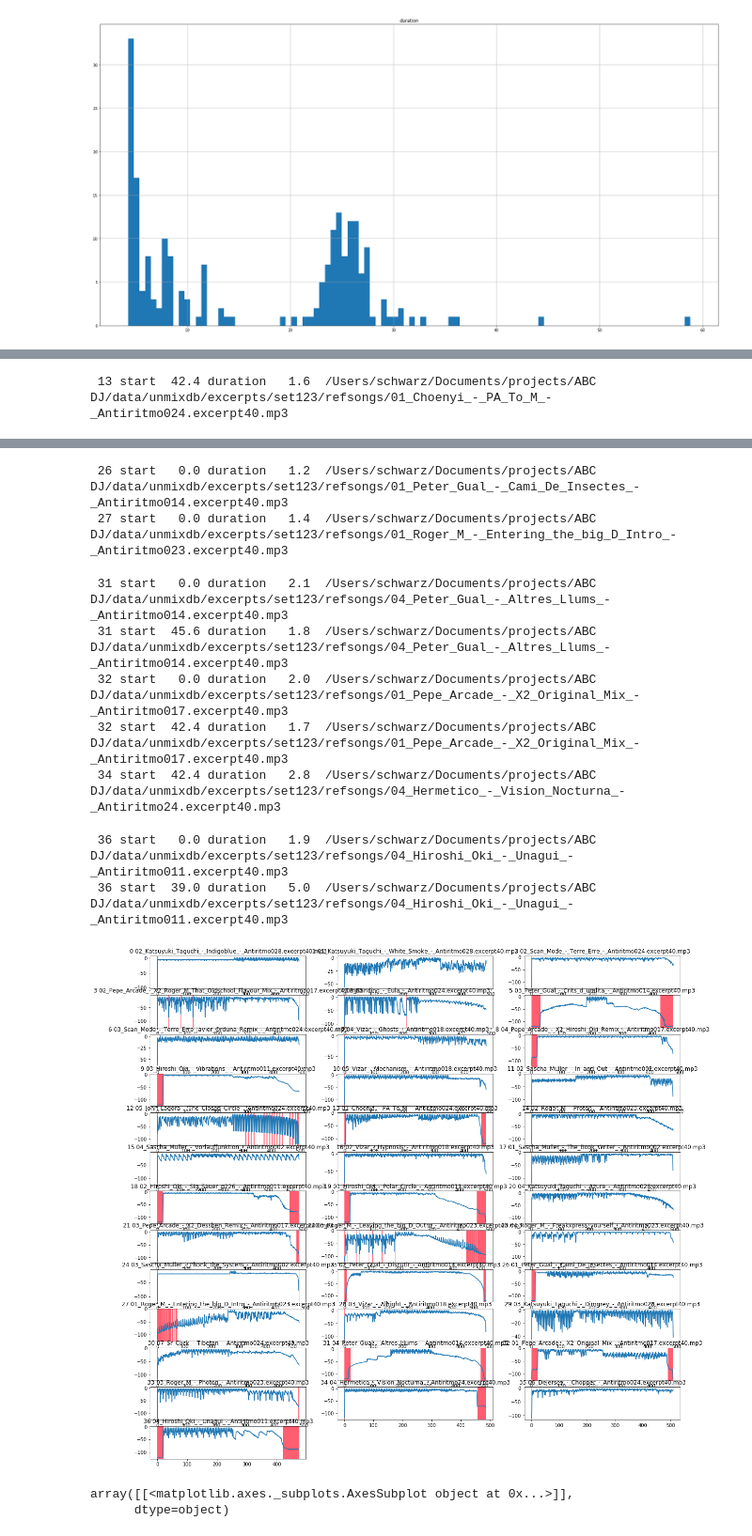
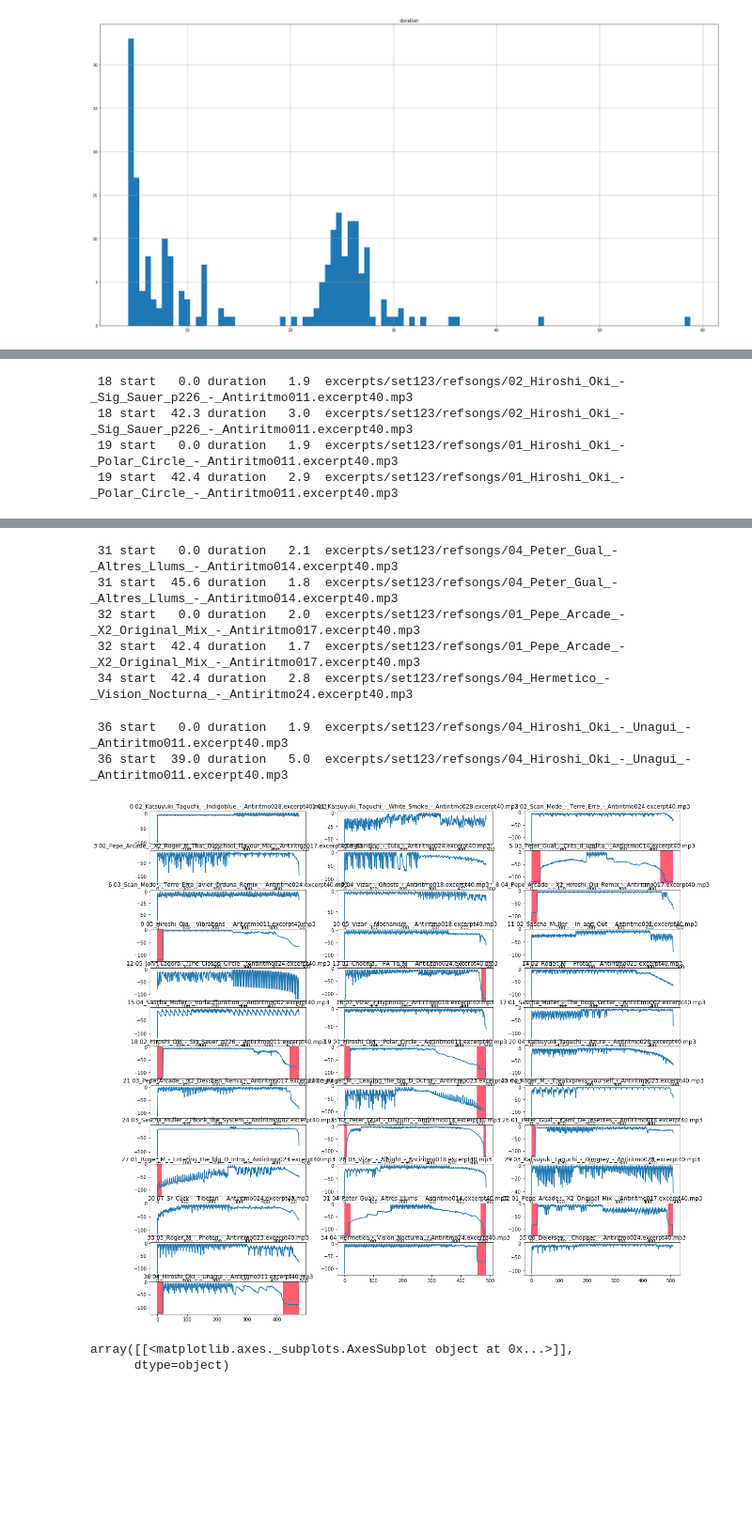
Before and after one commit to Ircam-RnD/unmixdb-creation, a Jupyter notebook: unmixdb-v1.1/test-purge.ipynb, the cells around one changed output, grey strips where cells are left out. Shown at 94% size. Cells and saved outputs as stored; diff of their text form; code cells hidden in the pictures; blank space fills up the shorter version.

Commit message:
finish refactor and rerun mix and track silence check

```diff
--- a/test-purge.ipynb
+++ b/unmixdb-v1.1/test-purge.ipynb
@@ -258,19 +264,16 @@ array([[<matplotlib.axes._subplots.AxesSubplot object at 0x...>]],
 # %%
 # check for long silent parts in TRACKS
-import os
 import glob
-import soundfile
-import librosa
-import numpy as np
 import pandas as pd
 import matplotlib.pyplot as plt
-from tqdm import tqdm
-from check-silence import find_runs, find_silence
+from importlib import reload
+import check_silence as chks
+reload(chks)
 
 unmixdbdir = '/Users/schwarz/Documents/projects/ABC DJ/data/unmixdb/'
 refsongdir = unmixdbdir + 'excerpts/set123/refsongs/'
-# unmixdbdir = '../unmixdb/'
-# refsongdir = '/Volumes/Data/ABC DJ data/unmixdb-v1/mixotic-set275-excerpts/refsongs/'
+# unmixdbdir = '../../unmixdb/'
+# refsongdir = unmixdbdir + 'mixotic-set275-excerpts/refsongs/'
 
 mp3list = glob.glob(refsongdir + '*.mp3')
 winsize = 4096
@@ -282,21 +285,13 @@ print(len(mp3list), m, n)
 plt.figure(figsize=(20, m * 1.5))
 plt.tight_layout()
 
-# output dataframes
-files  = pd.DataFrame([], columns = ['trackname', 'sr', 'samples'])
-chunks = pd.DataFrame([], columns = ['trackname', 'start', 'length', 'duration'])
-
-rfi, res = find_silence(mp3list, -70, prefix = unmixdbdir, plot = True)
+rfi, res = chks.find_silence(mp3list, -70, prefix = unmixdbdir, plot = (m, n))
 
 # convert to dataframes:
-# file with mixname, sr, duration in samples
-newf = pd.DataFrame([[mp3name, sr, len(y)]], columns = ['mixname', 'sr', 'samples'])
-newchunks = pd.DataFrame(res, columns = ['mixname', 'start', 'length', 'duration'])
+files  = pd.DataFrame(rfi, columns = ['trackname', 'sr', 'samples'])
+chunks = pd.DataFrame(res, columns = ['trackname', 'start', 'length', 'duration'])
 
-# append and save
-files  = pd.concat([files,  newf],      ignore_index=True)
-chunks = pd.concat([chunks, newchunks], ignore_index=True)
-
+# save
 files.to_csv  (path_or_buf='alltracks.csv', sep='\t')
 chunks.to_csv (path_or_buf='alltracksilencechunks.csv', sep='\t')
 files.to_json (path_or_buf='alltracks.json', orient='records')
@@ -310 +306,4 @@ chunks.to_json(path_or_buf='alltracksilencechunks.json', orient='records')
- 13 start  42.4 duration   1.6  /Users/schwarz/Documents/projects/ABC DJ/data/unmixdb/excerpts/set123/refsongs/01_Choenyi_-_PA_To_M_-_Antiritmo024.excerpt40.mp3
+ 18 start   0.0 duration   1.9  excerpts/set123/refsongs/02_Hiroshi_Oki_-_Sig_Sauer_p226_-_Antiritmo011.excerpt40.mp3
+ 18 start  42.3 duration   3.0  excerpts/set123/refsongs/02_Hiroshi_Oki_-_Sig_Sauer_p226_-_Antiritmo011.excerpt40.mp3
+ 19 start   0.0 duration   1.9  excerpts/set123/refsongs/01_Hiroshi_Oki_-_Polar_Circle_-_Antiritmo011.excerpt40.mp3
+ 19 start  42.4 duration   2.9  excerpts/set123/refsongs/01_Hiroshi_Oki_-_Polar_Circle_-_Antiritmo011.excerpt40.mp3
@@ -318,13 +315,11 @@ chunks.to_json(path_or_buf='alltracksilencechunks.json', orient='records')
- 26 start   0.0 duration   1.2  /Users/schwarz/Documents/projects/ABC DJ/data/unmixdb/excerpts/set123/refsongs/01_Peter_Gual_-_Cami_De_Insectes_-_Antiritmo014.excerpt40.mp3
- 27 start   0.0 duration   1.4  /Users/schwarz/Documents/projects/ABC DJ/data/unmixdb/excerpts/set123/refsongs/01_Roger_M_-_Entering_the_big_D_Intro_-_Antiritmo023.excerpt40.mp3
+ 31 start   0.0 duration   2.1  excerpts/set123/refsongs/04_Peter_Gual_-_Altres_Llums_-_Antiritmo014.excerpt40.mp3
+ 31 start  45.6 duration   1.8  excerpts/set123/refsongs/04_Peter_Gual_-_Altres_Llums_-_Antiritmo014.excerpt40.mp3
+ 32 start   0.0 duration   2.0  excerpts/set123/refsongs/01_Pepe_Arcade_-_X2_Original_Mix_-_Antiritmo017.excerpt40.mp3
+ 32 start  42.4 duration   1.7  excerpts/set123/refsongs/01_Pepe_Arcade_-_X2_Original_Mix_-_Antiritmo017.excerpt40.mp3
+ 34 start  42.4 duration   2.8  excerpts/set123/refsongs/04_Hermetico_-_Vision_Nocturna_-_Antiritmo24.excerpt40.mp3
- 31 start   0.0 duration   2.1  /Users/schwarz/Documents/projects/ABC DJ/data/unmixdb/excerpts/set123/refsongs/04_Peter_Gual_-_Altres_Llums_-_Antiritmo014.excerpt40.mp3
- 31 start  45.6 duration   1.8  /Users/schwarz/Documents/projects/ABC DJ/data/unmixdb/excerpts/set123/refsongs/04_Peter_Gual_-_Altres_Llums_-_Antiritmo014.excerpt40.mp3
- 32 start   0.0 duration   2.0  /Users/schwarz/Documents/projects/ABC DJ/data/unmixdb/excerpts/set123/refsongs/01_Pepe_Arcade_-_X2_Original_Mix_-_Antiritmo017.excerpt40.mp3
- 32 start  42.4 duration   1.7  /Users/schwarz/Documents/projects/ABC DJ/data/unmixdb/excerpts/set123/refsongs/01_Pepe_Arcade_-_X2_Original_Mix_-_Antiritmo017.excerpt40.mp3
- 34 start  42.4 duration   2.8  /Users/schwarz/Documents/projects/ABC DJ/data/unmixdb/excerpts/set123/refsongs/04_Hermetico_-_Vision_Nocturna_-_Antiritmo24.excerpt40.mp3
+ 36 start   0.0 duration   1.9  excerpts/set123/refsongs/04_Hiroshi_Oki_-_Unagui_-_Antiritmo011.excerpt40.mp3
+ 36 start  39.0 duration   5.0  excerpts/set123/refsongs/04_Hiroshi_Oki_-_Unagui_-_Antiritmo011.excerpt40.mp3
- 36 start   0.0 duration   1.9  /Users/schwarz/Documents/projects/ABC DJ/data/unmixdb/excerpts/set123/refsongs/04_Hiroshi_Oki_-_Unagui_-_Antiritmo011.excerpt40.mp3
- 36 start  39.0 duration   5.0  /Users/schwarz/Documents/projects/ABC DJ/data/unmixdb/excerpts/set123/refsongs/04_Hiroshi_Oki_-_Unagui_-_Antiritmo011.excerpt40.mp3
-[figure, old version]
+[figure, new version]
 # %%
 chunks.hist(column = 'duration', bins = 100, figsize = (30, 15))
 # %% [output]
```
Also changed, not shown: parts of 3 cells of this notebook, 16 other files.
